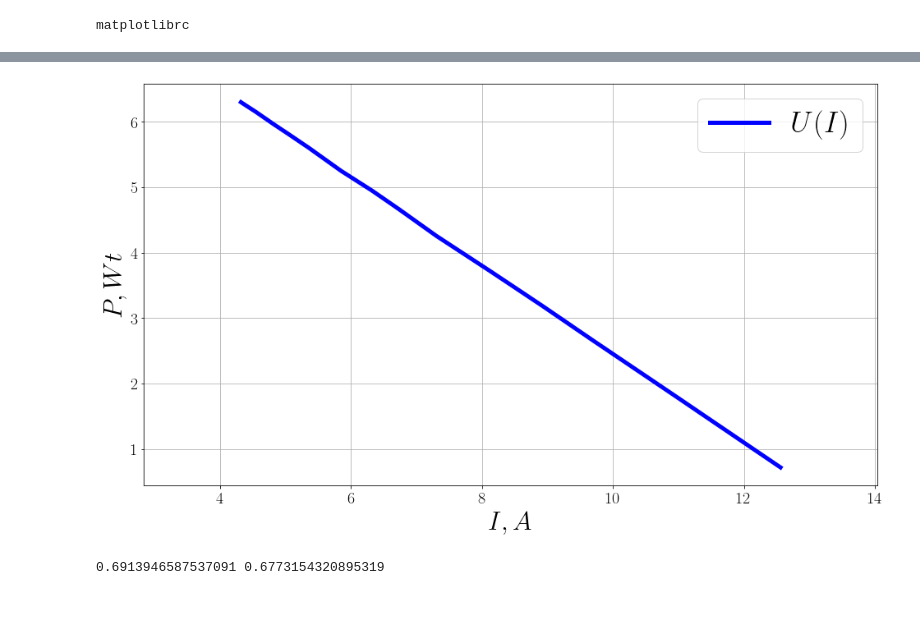
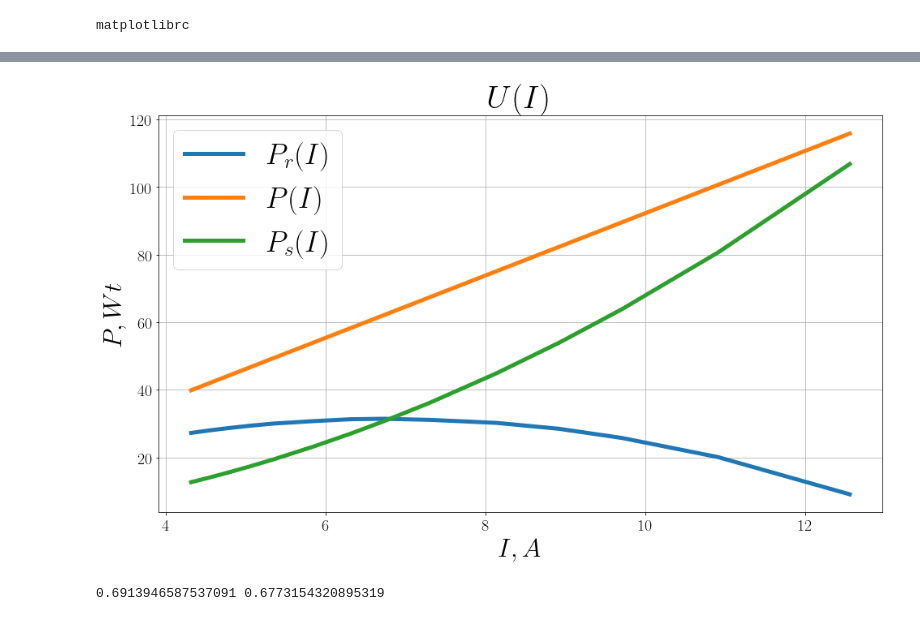
Before and after one commit to currantino/physics-3.02, a Jupyter notebook: calculations.ipynb, the cells around one changed output, grey strips where cells are left out. Saved outputs shown, nothing was run; the diff lists cells and outputs as text; code cells hidden in the pictures.

Commit message:
Add new plots

```diff
--- a/calculations.ipynb
+++ b/calculations.ipynb
@@ -70,23 +70,22 @@ df['Ps'] = (df['I'] ** 2) * r
 # %%
 width = 5
 plt.figure(figsize=(16, 9))
-plt.plot('I', 'U', data=df, linewidth=width, color='blue', label=r'$U(I)$')
-# plt.plot('I', 'Pr', '', data=df, linewidth=width, label=r'$P_r(I)$')
-# plt.plot('I', 'P', '', data=df, linewidth=width, label=r'$P(I)$')
-# plt.plot('I', 'Ps', '', data=df, linewidth=width, label=r'$P_s(I)$')
+plt.plot('I', 'Pr', '', data=df, linewidth=width, label=r'$P_r(I)$')
+plt.plot('I', 'P', '', data=df, linewidth=width, label=r'$P(I)$')
+plt.plot('I', 'Ps', '', data=df, linewidth=width, label=r'$P_s(I)$')
 plt.xticks(fontsize=20)
 plt.yticks(fontsize=20)
 plt.grid()
 plt.legend()
 plt.xlabel('$I, A$', fontsize=32)
 plt.ylabel('$P, Wt$', fontsize=32)
-plt.axis('equal')
-# plt.plot([I_star for i in range(100)], np.linspace(0, 120, 100))
-plt.savefig('U(I).png')
+# plt.axis('equal')
+plt.savefig('P(I).png')
+plt.title(r'$U(I)$', fontsize=40)
 plt.show()
 plt.close()
 # %% [output]
-[figure, old version]
+[figure, new version]
 # %%
 R = df['Pr'].max() / (I_star ** 2)
 # %%
```
Also changed, not shown: parts of 5 cells of this notebook, 4 other files.
